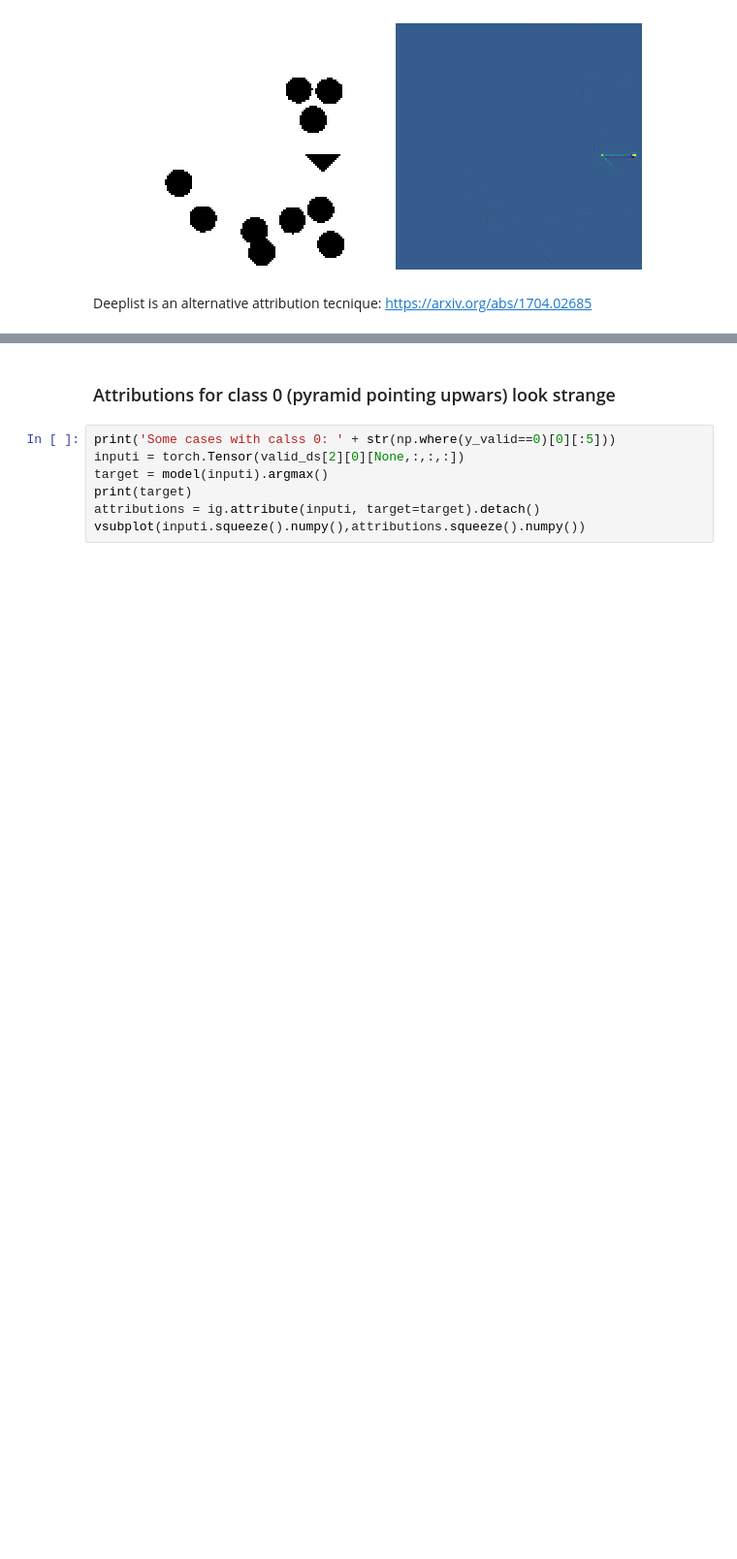
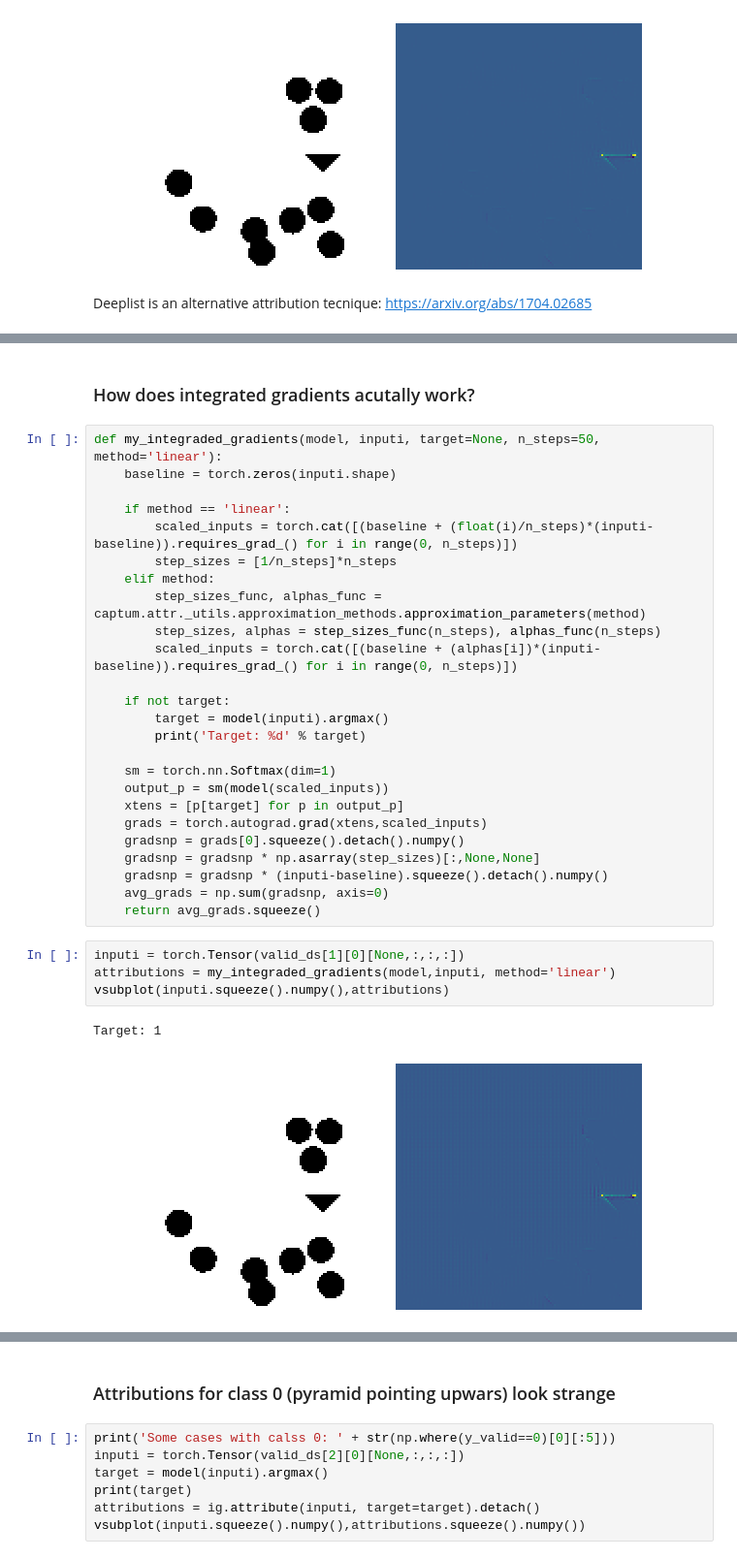
Before and after one commit to arechberger/model_lookilooki, a Jupyter notebook: notebooks/captum_and_hooks.ipynb, the cells around one changed output, grey strips where cells are left out. Shown at 97% size. Saved outputs shown, nothing was run; the diff lists cells and outputs as text; blank space fills up the shorter version.

Commit message:
added comments and a custom implementation of integratedgradients

```diff
--- a/notebooks/captum_and_hooks.ipynb
+++ b/notebooks/captum_and_hooks.ipynb
@@ -80 +79,35 @@ vsubplot(inputi.squeeze().numpy(),attributionsdl.detach().squeeze().numpy())
 [figure]
+# %% [markdown]
+### How does integrated gradients acutally work?
+# %%
+def my_integraded_gradients(model, inputi, target=None, n_steps=50, method='linear'):
+    baseline = torch.zeros(inputi.shape)
+
+    if method == 'linear':
+        scaled_inputs = torch.cat([(baseline + (float(i)/n_steps)*(inputi-baseline)).requires_grad_() for i in range(0, n_steps)])
+        step_sizes = [1/n_steps]*n_steps
+    elif method:
+        step_sizes_func, alphas_func = captum.attr._utils.approximation_methods.approximation_parameters(method)
+        step_sizes, alphas = step_sizes_func(n_steps), alphas_func(n_steps)
+        scaled_inputs = torch.cat([(baseline + (alphas[i])*(inputi-baseline)).requires_grad_() for i in range(0, n_steps)])
+
+    if not target:
+        target = model(inputi).argmax()
+        print('Target: %d' % target)
+
+    sm = torch.nn.Softmax(dim=1)
+    output_p = sm(model(scaled_inputs))
+    xtens = [p[target] for p in output_p]
+    grads = torch.autograd.grad(xtens,scaled_inputs)
+    gradsnp = grads[0].squeeze().detach().numpy()
+    gradsnp = gradsnp * np.asarray(step_sizes)[:,None,None]
+    gradsnp = gradsnp * (inputi-baseline).squeeze().detach().numpy()
+    avg_grads = np.sum(gradsnp, axis=0)
+    return avg_grads.squeeze()
+# %%
+inputi = torch.Tensor(valid_ds[1][0][None,:,:,:])
+attributions = my_integraded_gradients(model,inputi, method='linear')
+vsubplot(inputi.squeeze().numpy(),attributions)
+# %% [output]
+Target: 1
+[figure, added]
```
Also changed, not shown: parts of 3 cells of this notebook, 3 other files.
